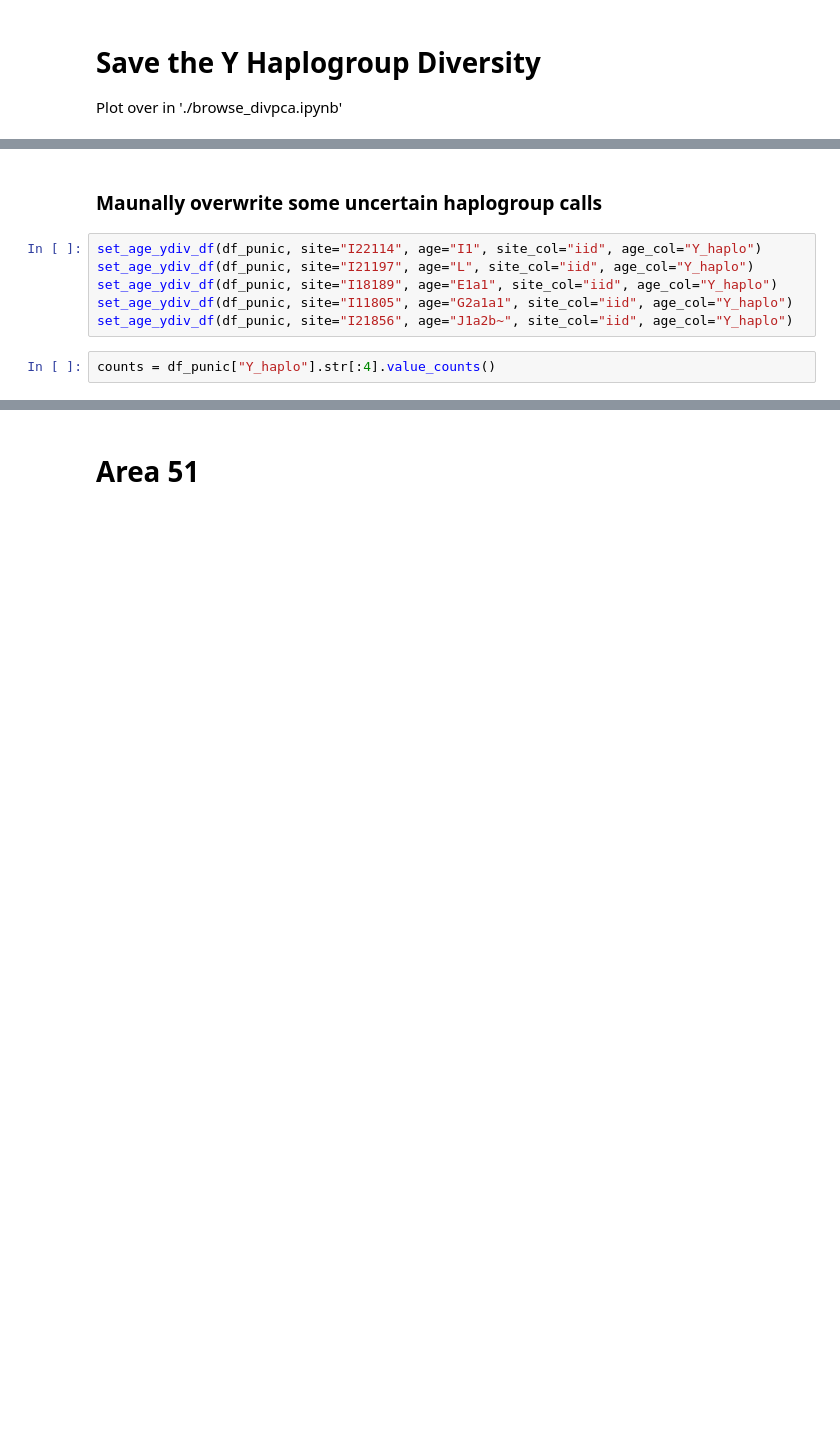
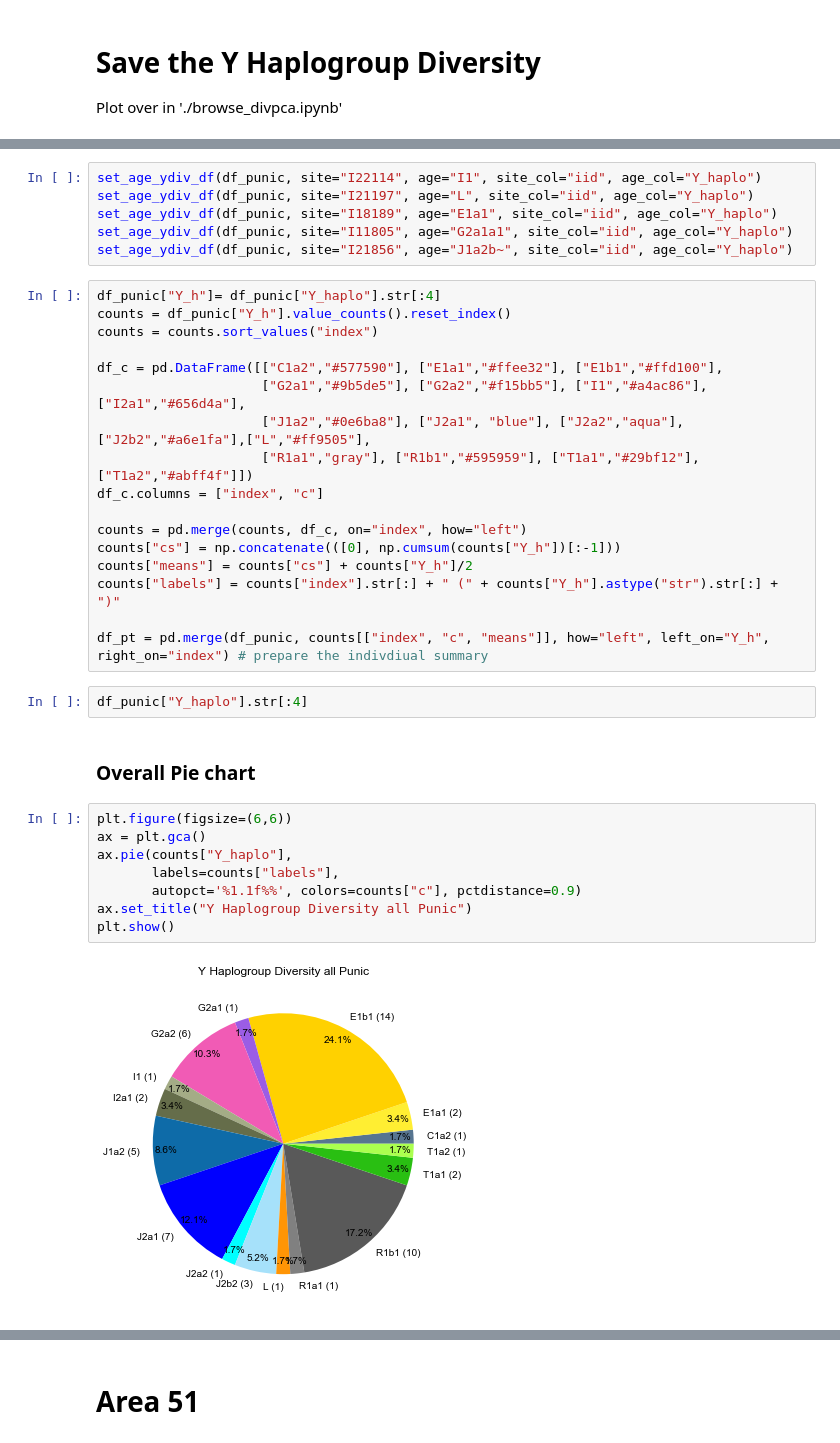
Before and after one commit to hringbauer/punic_aDNA, a Jupyter notebook: notebooks/figs/plot_y_div.ipynb, the cells around one changed output, grey strips where cells are left out. Saved outputs shown, nothing was run; the diff lists cells and outputs as text; blank space fills up the shorter version.

```diff
--- a/notebooks/figs/plot_y_div.ipynb
+++ b/notebooks/figs/plot_y_div.ipynb
@@ -335,10 +337,37 @@ Name: Y_haplo, dtype: int64
-# %% [markdown]
-### Maunally overwrite some uncertain haplogroup calls
 # %%
 set_age_ydiv_df(df_punic, site="I22114", age="I1", site_col="iid", age_col="Y_haplo")
 set_age_ydiv_df(df_punic, site="I21197", age="L", site_col="iid", age_col="Y_haplo")
 set_age_ydiv_df(df_punic, site="I18189", age="E1a1", site_col="iid", age_col="Y_haplo")
 set_age_ydiv_df(df_punic, site="I11805", age="G2a1a1", site_col="iid", age_col="Y_haplo")
 set_age_ydiv_df(df_punic, site="I21856", age="J1a2b~", site_col="iid", age_col="Y_haplo")
+# %%
+df_punic["Y_h"]= df_punic["Y_haplo"].str[:4]
+counts = df_punic["Y_h"].value_counts().reset_index()
+counts = counts.sort_values("index")
+
+df_c = pd.DataFrame([["C1a2","#577590"], ["E1a1","#ffee32"], ["E1b1","#ffd100"],
+                     ["G2a1","#9b5de5"], ["G2a2","#f15bb5"], ["I1","#a4ac86"], ["I2a1","#656d4a"],
+                     ["J1a2","#0e6ba8"], ["J2a1", "blue"], ["J2a2","aqua"], ["J2b2","#a6e1fa"],["L","#ff9505"],
+                     ["R1a1","gray"], ["R1b1","#595959"], ["T1a1","#29bf12"], ["T1a2","#abff4f"]])
+df_c.columns = ["index", "c"]
+
+counts = pd.merge(counts, df_c, on="index", how="left")
+counts["cs"] = np.concatenate(([0], np.cumsum(counts["Y_h"])[:-1]))
+counts["means"] = counts["cs"] + counts["Y_h"]/2
+counts["labels"] = counts["index"].str[:] + " (" + counts["Y_h"].astype("str").str[:] + ")"
+
+df_pt = pd.merge(df_punic, counts[["index", "c", "means"]], how="left", left_on="Y_h", right_on="index") # prepare the indivdiual summary
 # %%
-counts = df_punic["Y_haplo"].str[:4].value_counts()
+df_punic["Y_haplo"].str[:4]
+# %% [markdown]
+### Overall Pie chart
+# %%
+plt.figure(figsize=(6,6))
+ax = plt.gca()
+ax.pie(counts["Y_haplo"],
+       labels=counts["labels"],
+       autopct='%1.1f%%', colors=counts["c"], pctdistance=0.9)
+ax.set_title("Y Haplogroup Diversity all Punic")
+plt.show()
+# %% [output]
+[figure, added]
```
Also changed, not shown: parts of 30 cells of this notebook, 1 other file.
